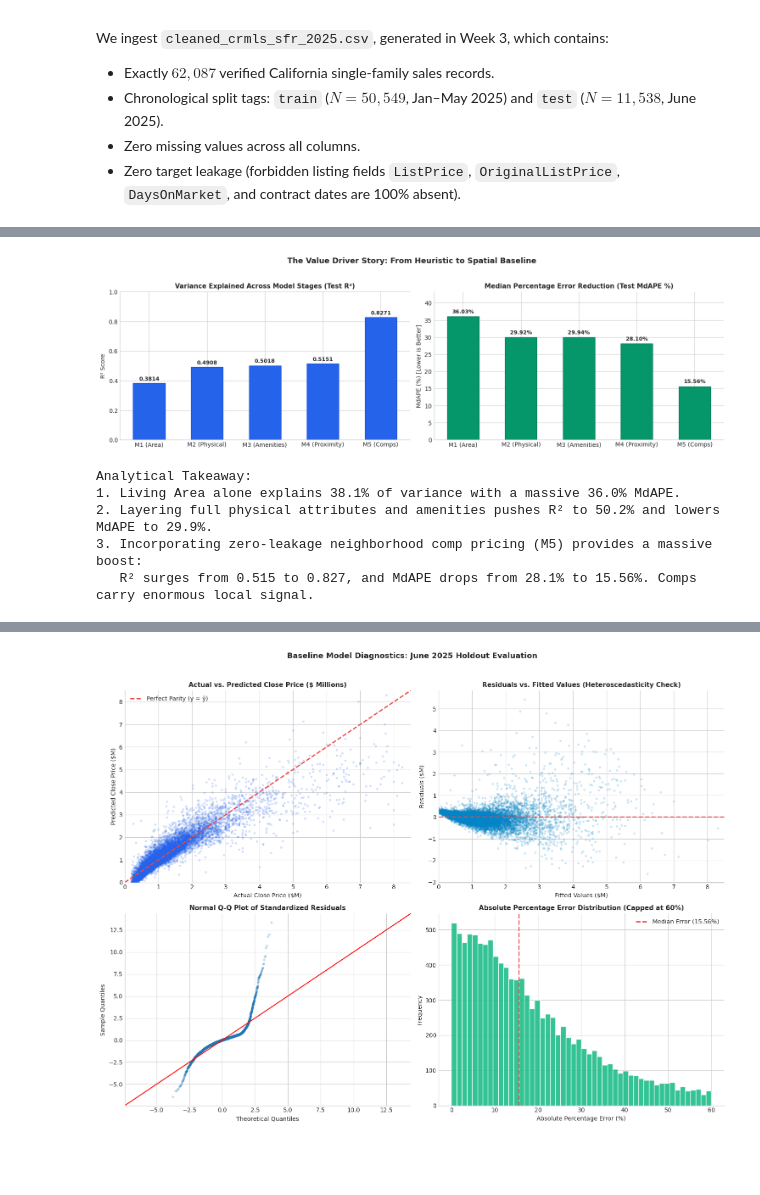
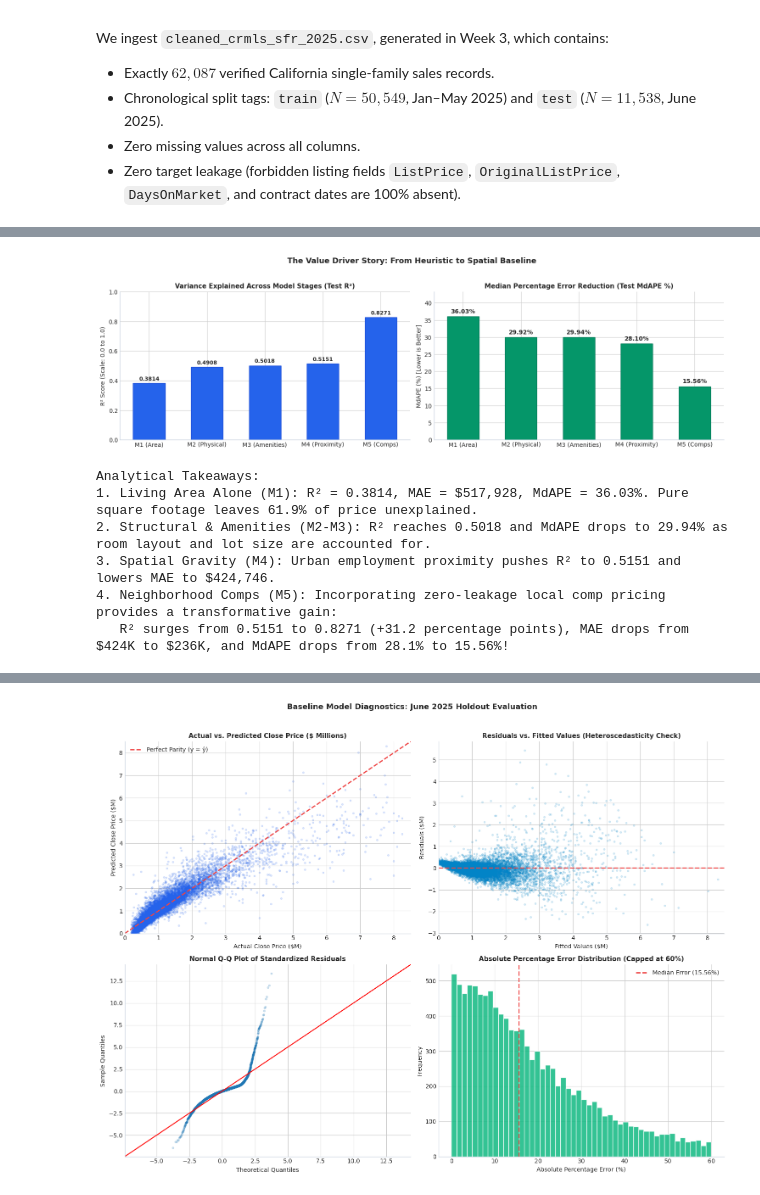
Before and after one commit to SteveWong-a/IDX-Exchange-Data-Science, a Jupyter notebook: 03_baseline_model.ipynb, the cells around one changed output, grey strips where cells are left out. Saved outputs shown, nothing was run; the diff lists cells and outputs as text; code cells hidden in the pictures; blank space fills up the shorter version.

```diff
--- a/03_baseline_model.ipynb
+++ b/03_baseline_model.ipynb
@@ -196,12 +221,12 @@ for name, feature_list in nested_models:
     progression_eval.append({
         'Model Pipeline': name,
         'Features (#)': len(feature_list),
-        'Test R²': round(r2, 4),
-        'Test MAE ($)': f"${mae:,.0f}",
-        'Test RMSE ($)': f"${rmse:,.0f}",
-        'Test MdAPE (%)': f"{mdape:.2f}%",
-        'Within ±10%': f"{within_10:.1f}%",
-        'Within ±20%': f"{within_20:.1f}%"
+        'Test R² (Variance Explained)': round(r2, 4),
+        'Test MAE ($ Avg Mistake)': f"${mae:,.0f}",
+        'Test RMSE ($ Risk Penalty)': f"${rmse:,.0f}",
+        'Test MdAPE (% Typical Error)': f"{mdape:.2f}%",
+        'Within ±10% (% Accurate)': f"{within_10:.1f}%",
+        'Within ±20% (% Tolerable)': f"{within_20:.1f}%"
     })
 
 progression_df = pd.DataFrame(progression_eval)
@@ -211,13 +236,13 @@ display(progression_df)
 fig, (ax1, ax2) = plt.subplots(1, 2, figsize=(15, 4.5))
 
 m_labels = ['M1 (Area)', 'M2 (Physical)', 'M3 (Amenities)', 'M4 (Proximity)', 'M5 (Comps)']
-r2_vals = [float(row['Test R²']) for row in progression_eval]
-mdape_vals = [float(row['Test MdAPE (%)'].replace('%', '')) for row in progression_eval]
+r2_vals = [float(row['Test R² (Variance Explained)']) for row in progression_eval]
+mdape_vals = [float(row['Test MdAPE (% Typical Error)'].replace('%', '')) for row in progression_eval]
 
 # Plot R2 Progression
 bars1 = ax1.bar(m_labels, r2_vals, color='#2563eb', width=0.55, edgecolor='#1d4ed8')
 ax1.set_title("Variance Explained Across Model Stages (Test R²)", fontsize=11, fontweight='bold')
-ax1.set_ylabel("R² Score", fontsize=10)
+ax1.set_ylabel("R² Score (Scale: 0.0 to 1.0)", fontsize=10)
 ax1.set_ylim(0, 1.0)
 for bar in bars1:
     y = bar.get_height()
@@ -231,16 +256,17 @@ ax2.set_ylabel("MdAPE (%) [Lower is Better]", fontsize=10)
 ax2.set_ylim(0, max(mdape_vals) * 1.2)
 for bar in bars2:
     y = bar.get_height()
-    ax2.text(bar.get_x() + bar.get_width()/2.0, y + 1.0, f"{y:.2f}%", ha='center', fontsize=9, fontweight='bold')
+    ax2.text(bar.get_x() + bar.get_width()/2.0, y + 1.0, f"{y:.2f}%", ha='center', fontweight='bold')
 ax2.spines[['top', 'right']].set_visible(False)
 
 plt.suptitle("The Value Driver Story: From Heuristic to Spatial Baseline", fontsize=13, fontweight='bold', y=1.03)
 plt.tight_layout()
 plt.show()
 
-print("Analytical Takeaway:")
-print("1. Living Area alone explains 38.1% of variance with a massive 36.0% MdAPE.")
-print("2. Layering full physical attributes and amenities pushes R² to 50.2% and lowers MdAPE to 29.9%.")
-print("3. Incorporating zero-leakage neighborhood comp pricing (M5) provides a massive boost:")
-print("   R² surges from 0.515 to 0.827, and MdAPE drops from 28.1% to 15.56%. Comps carry enormous local signal.")
+print("Analytical Takeaways:")
+print("1. Living Area Alone (M1): R² = 0.3814, MAE = $517,928, MdAPE = 36.03%. Pure square footage leaves 61.9% of price unexplained.")
+print("2. Structural & Amenities (M2-M3): R² reaches 0.5018 and MdAPE drops to 29.94% as room layout and lot size are accounted for.")
+print("3. Spatial Gravity (M4): Urban employment proximity pushes R² to 0.5151 and lowers MAE to $424,746.")
+print("4. Neighborhood Comps (M5): Incorporating zero-leakage local comp pricing provides a transformative gain:")
+print("   R² surges from 0.5151 to 0.8271 (+31.2 percentage points), MAE drops from $424K to $236K, and MdAPE drops from 28.1% to 15.56%!")
 # %% [output]
@@ -253,6 +279,7 @@ print("   R² surges from 0.515 to 0.827, and MdAPE drops from 28.1% to 15.56%.
-[figure, old version]
+[figure, new version]
-Analytical Takeaway:
-1. Living Area alone explains 38.1% of variance with a massive 36.0% MdAPE.
-2. Layering full physical attributes and amenities pushes R² to 50.2% and lowers MdAPE to 29.9%.
-3. Incorporating zero-leakage neighborhood comp pricing (M5) provides a massive boost:
-   R² surges from 0.515 to 0.827, and MdAPE drops from 28.1% to 15.56%. Comps carry enormous local signal.
+Analytical Takeaways:
+1. Living Area Alone (M1): R² = 0.3814, MAE = $517,928, MdAPE = 36.03%. Pure square footage leaves 61.9% of price unexplained.
+2. Structural & Amenities (M2-M3): R² reaches 0.5018 and MdAPE drops to 29.94% as room layout and lot size are accounted for.
+3. Spatial Gravity (M4): Urban employment proximity pushes R² to 0.5151 and lowers MAE to $424,746.
+4. Neighborhood Comps (M5): Incorporating zero-leakage local comp pricing provides a transformative gain:
+   R² surges from 0.5151 to 0.8271 (+31.2 percentage points), MAE drops from $424K to $236K, and MdAPE drops from 28.1% to 15.56%!
```
Also changed, not shown: parts of 25 cells of this notebook.
